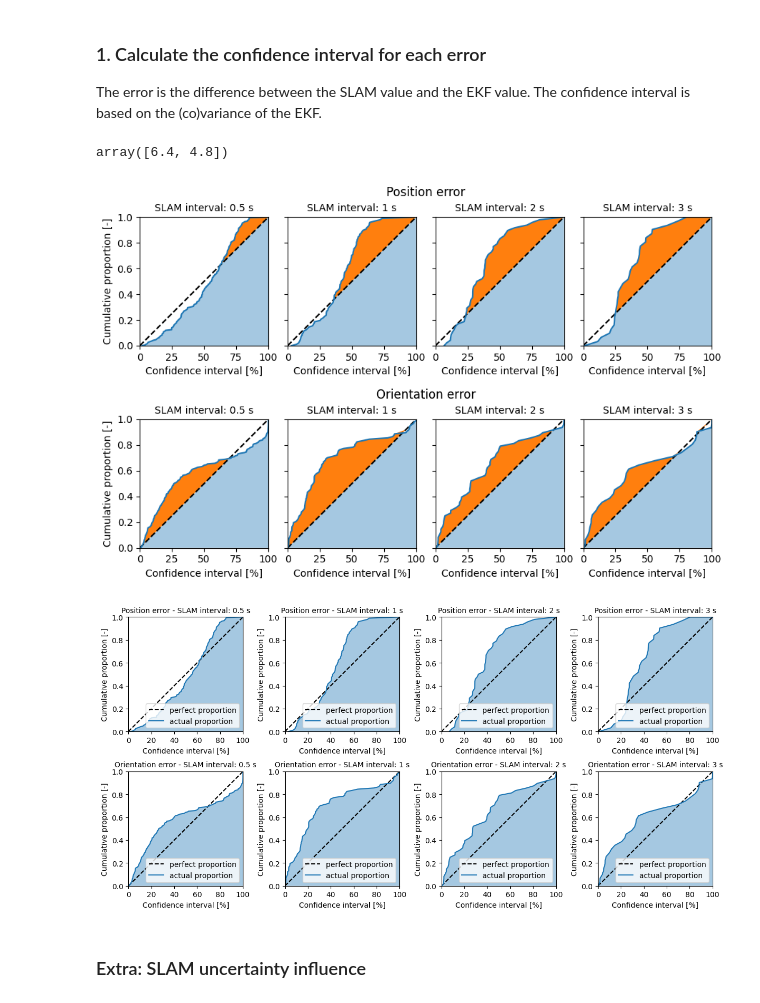
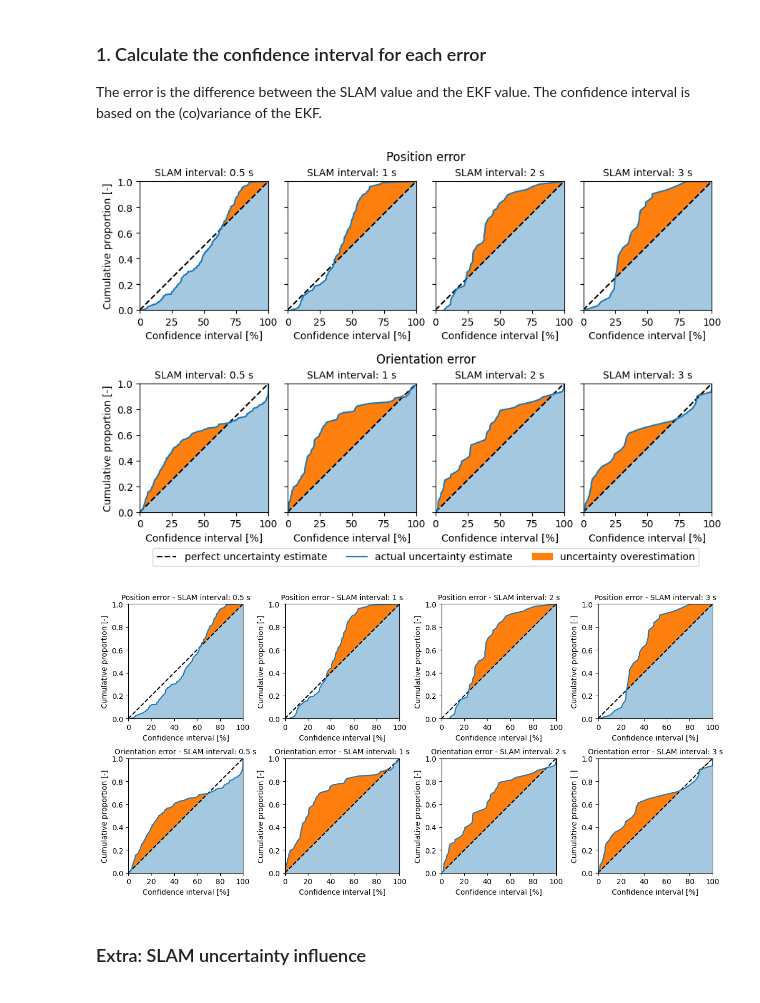
Before and after one commit to christiaantheunisse/Foresee-Error-Models, a Jupyter notebook: pose_estimation_error/pose_estimation_error.ipynb, the cells around one changed output. Cells and saved outputs as stored; diff of their text form; code cells hidden in the pictures.

```diff
--- a/pose_estimation_error/pose_estimation_error.ipynb
+++ b/pose_estimation_error/pose_estimation_error.ipynb
@@ -67,7 +63,7 @@ def z_score_to_confidence_interval(x):
     return stats.norm.cdf(np.abs(x), mu, sigma) - stats.norm.cdf(-np.abs(x), mu, sigma)
 
 
-def plot_conf_intervals_distribution(conf_intervals: np.ndarray, ax=None, show_legend: bool = True, title = "", add_ylabel: bool = True) -> None:
+def plot_conf_intervals_distribution(conf_intervals: np.ndarray, ax=None, show_legend: bool = True, title = "", add_ylabel: bool = True) -> tuple[Any, Any, Any]:
     do_show = ax is None
     if do_show:
         _, ax = plt.subplots()
@@ -78,10 +74,11 @@ def plot_conf_intervals_distribution(conf_intervals: np.ndarray, ax=None, show_l
     # add the right upper corner, since 100% confidence interval is never reached
     plot_x, plot_y = np.append(conf_intervals, 100), np.append(cumul_proportion, 1)
 
-    ax.plot([0, 100], [0, 1], "k--", label="perfect proportion")
-    ax.plot(plot_x, plot_y, label="actual proportion")
+    l1, = ax.plot([0, 100], [0, 1], "k--", label="perfect uncertainty estimate")
+    l2, = ax.plot(plot_x, plot_y, label="actual uncertainty estimate")
     ax.fill_between(plot_x, 0, plot_y, alpha=0.4)
-    ax.fill_between(plot_x, plot_x/100, np.maximum(plot_y, plot_x/100))
+    artist = ax.fill_between(plot_x, plot_x/100, np.maximum(plot_y, plot_x/100))
+    l3 = mpatches.Patch(color=artist.get_facecolor(), label='uncertainty overestimation')
     ax.set_xlabel("Confidence interval [%]")
     if add_ylabel:
         ax.set_ylabel("Cumulative proportion [-]")
@@ -96,10 +93,8 @@ def plot_conf_intervals_distribution(conf_intervals: np.ndarray, ax=None, show_l
 
     if do_show:
         plt.show()
+
+    return l1, l2, l3
-# %%
-fig.get_size_inches()
-# %% [output]
-array([6.4, 4.8])
 # %%
 ### Calculate the position (xy) confidence interval
 
@@ -115,35 +110,36 @@ subfig2.suptitle("Orientation error")
 first = True
 
 for (name, error_df), ax1, ax2 in zip(error_dfs.items(), axs1, axs2):
     xy_conf_intervals = []
     for slam_point, ekf_point, ekf_covar in zip(error_df["slam xy"], error_df["ekf xy"], error_df["ekf xy covar"]):
         z_score = z_score_2D(slam_point, ekf_point, ekf_covar)
         conf_interval = z_score_to_confidence_interval(z_score) * 100
         xy_conf_intervals.append(conf_interval)
 
     xy_conf_intervals = np.array(xy_conf_intervals)
 
     yaw_conf_intervals = []
     for slam_yaw, ekf_yaw, ekf_var in zip(error_df["slam yaw"], error_df["ekf yaw"], error_df["ekf yaw var"]):
         z_score = z_score_1D(slam_yaw, ekf_yaw, ekf_var)
         conf_interval = z_score_to_confidence_interval(z_score) * 100
         yaw_conf_intervals.append(conf_interval)
 
     yaw_conf_intervals = np.array(yaw_conf_intervals)
 
     update_interval = name[12:][:-4].replace("_", ".")
 
-    plot_conf_intervals_distribution(xy_conf_intervals, ax=ax1, title=f"SLAM interval: {update_interval} s", add_ylabel=first)
+    l1, l2, l3 = plot_conf_intervals_distribution(xy_conf_intervals, ax=ax1, title=f"SLAM interval: {update_interval} s", add_ylabel=first)
     plot_conf_intervals_distribution(yaw_conf_intervals, ax=ax2, title=f"SLAM interval: {update_interval} s", add_ylabel=first)
     first = False
 
+fig.legend(handles=(l1, l2, l3), loc="upper center", ncols=3, bbox_to_anchor=(0.5, 0.01))
 plt.tight_layout()
 plt.subplots_adjust(left=0, bottom=0, right=1, top=1, wspace=0.15, hspace=0)
 plt.savefig("pose_estimation_proportions_plot.pdf", bbox_inches="tight")
 plt.savefig("pose_estimation_proportions_plot.png", bbox_inches="tight")
 plt.show()
 # %% [output]
-[figure, old version]
+[figure, new version]
 # %%
 ### Calculate the position (xy) confidence interval
 
@@ -176,6 +172,6 @@ for (name, error_df), (ax1, ax2) in zip(error_dfs.items(), axs.T):
 plt.tight_layout()
 plt.show()
 # %% [output]
-[figure, old version]
+[figure, new version]
 # %% [markdown]
 ### Extra: SLAM uncertainty influence
```
Also changed, not shown: parts of 2 cells of this notebook, 9 other files.
